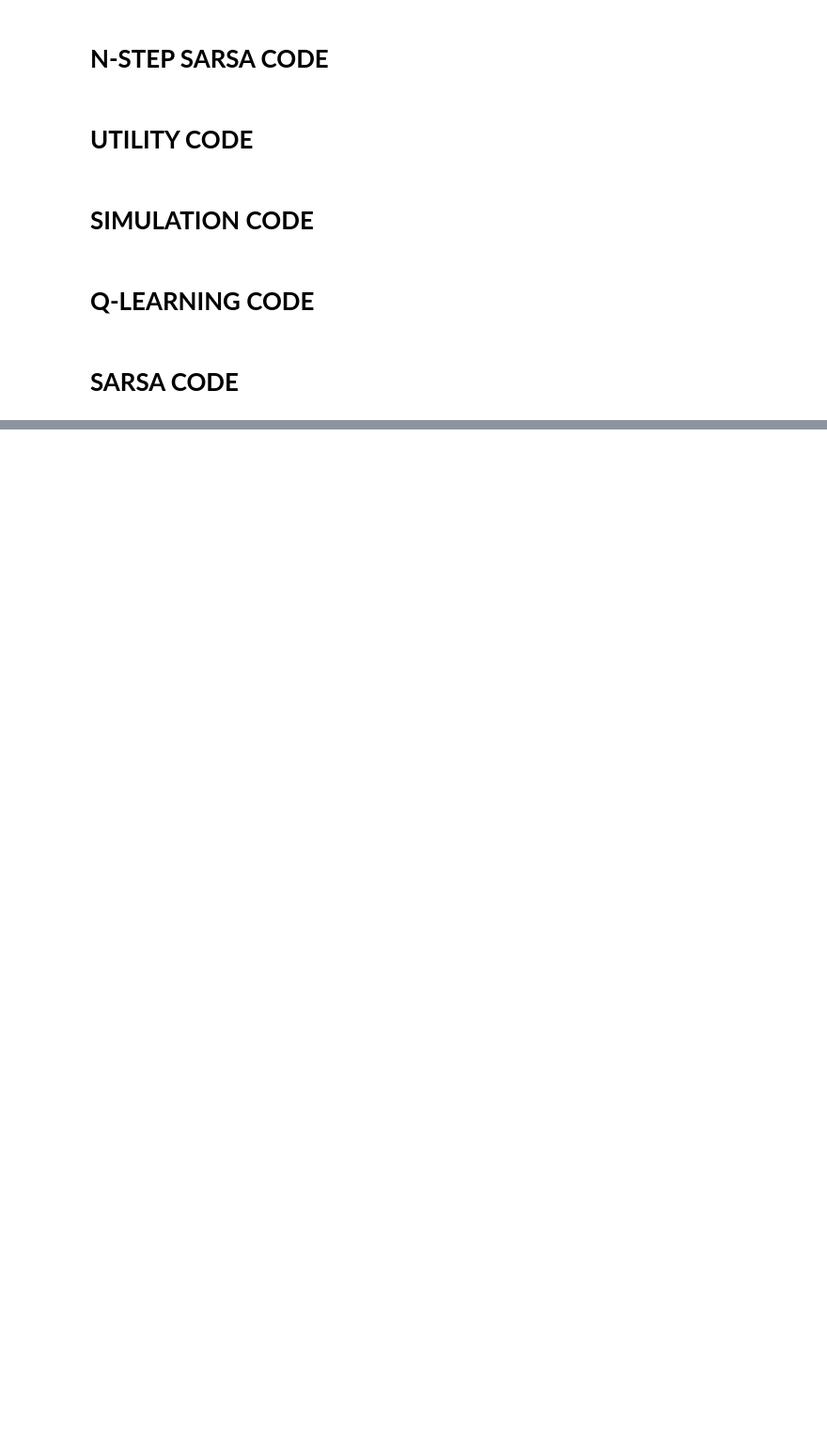
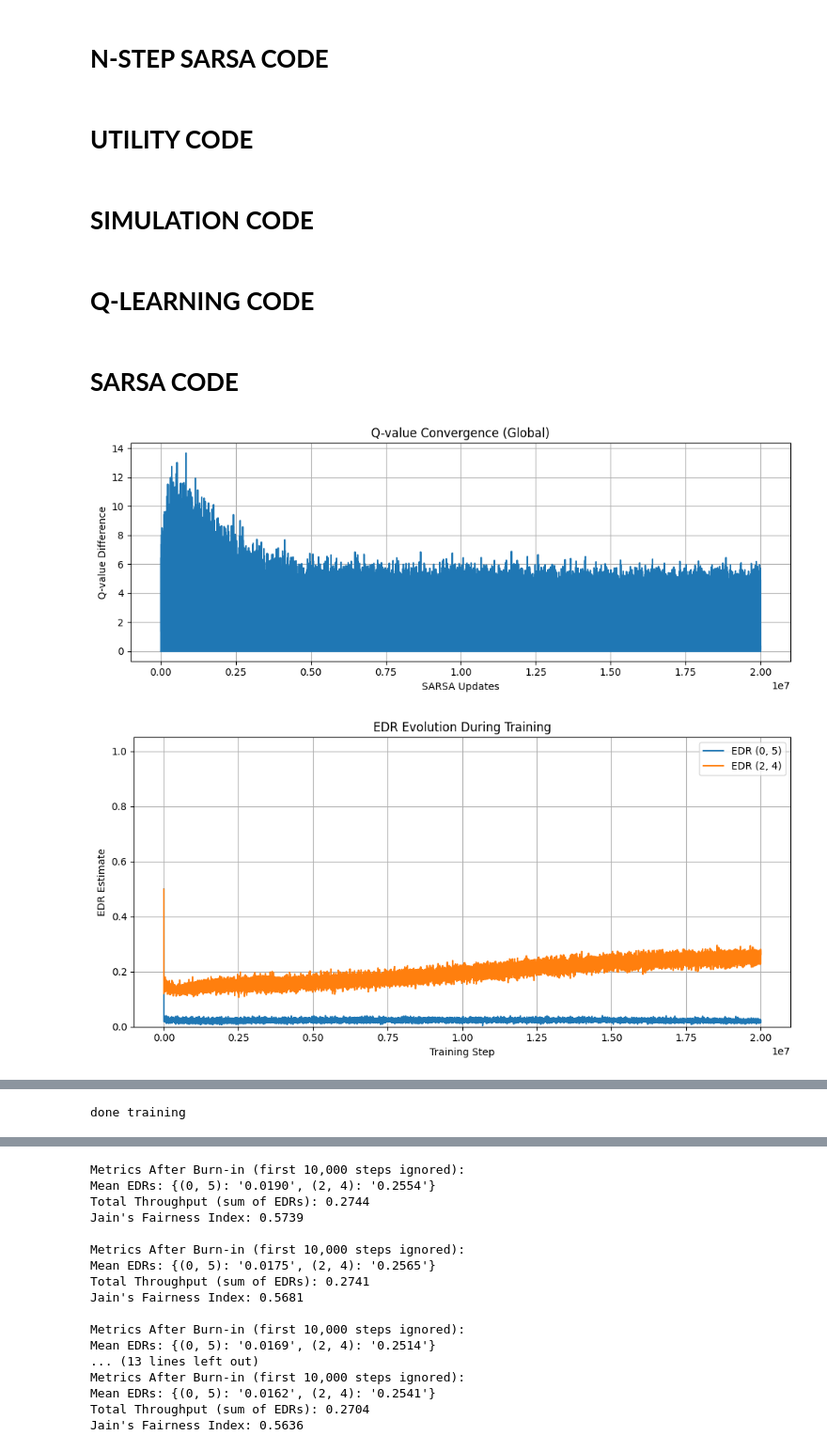
Before and after one commit to Berat03/quantumScheduling, a Jupyter notebook: new/workingCode/final_nStep.ipynb, the cells around one changed output, grey strips where cells are left out. Shown: that part at 94% size. Saved outputs shown, nothing was run; the diff lists cells and outputs as text; code cells hidden in the pictures; blank space fills up the shorter version.

```diff
--- a/new/workingCode/final_nStep.ipynb
+++ b/new/workingCode/final_nStep.ipynb
@@ -352,6 +628,8 @@ def run_n_step_sarsa_linear_multi(
     action_buffer = deque([select_action(current, temperature)])
 
     for t in range(totalSteps):
+        if t % 1_000_000:
+            print(f"Timestep {t}")
         temperature = max(0.01, temperature * temperature_decay)
 
         S_t = state_buffer[-1]
@@ -528,14 +806,15 @@ def train_sarsa_linear_policy(
 
     return Q
 # %%
-edges       = [(1,2), (2,3), (3,4), (4,5)]
-goal_edges  = [(1,4), (3,5)]
-
-pSwap       = 0.7
-pGen        = 0.7
+edges       = [(0,1), (1,3), (2,3), (3,4), (4,5)]
+goal_edges  = [(0,5), (2,4)]
+pSwap       = 0.6
+pGen        = 0.6
 maxAge      = 2
 
-totalSteps     = 40_000_000
+
+maxAge      = 2
+totalSteps     = 100_000_000
 nLookahead     = 3
 gamma          = 0.99
 alpha          = 0.01
@@ -554,35 +833,52 @@ random.seed(seed)
 np.random.seed(seed)
 
 # --- Train N-step SARSA policy (with temperature-based softmax) ---
-Q = train_sarsa_linear_policy(
+Q1 = train_sarsa_linear_policy(
     edges=edges,
     goal_edges=goal_edges,
     p_swap=pSwap,
     p_gen=pGen,
     max_age=maxAge,
     seed=seed,
     totalSteps=totalSteps,
     nLookahead=nLookahead,
     alpha=alpha,
     gamma=gamma,
     edr_window_size=windowSize,
     reward_mode=reward_mode,
     reward_epsilon=reward_epsilon,
     noop_penalty=0.0,
     log_interval=1000,
     initial_temperature=initial_temperature,
     temperature_decay=temperature_decay
 )
 print('done training')
 # --- Evaluate learned policy ---
 simulate_policy(
-    Q_table=Q,
+    Q_table=Q1,
     edges=edges,
     goal_edges=goal_edges,
     p_swap=pSwap,
     p_gen=pGen,
     max_age=maxAge,
     num_steps=50_000,
     edr_window_size=windowSize,
     plot=True
 )
+seed = 10
+random.seed(seed)
+np.random.seed(seed)
+
+multi_simulate_policy(
+    Q_table=Q1,
+    edges=edges,
+    goal_edges=goal_edges,
+    p_swap=pSwap,
+    p_gen=pGen,
+    max_age=maxAge,
+    num_steps=20_000,
+    seeds=[10, 20, 30, 40, 50]
+)
+# %% [output]
+[figure, added]
+[figure, added]
@@ -588,0 +886 @@ simulate_policy(
+done training
@@ -588,0 +888,17 @@ simulate_policy(
+Metrics After Burn-in (first 10,000 steps ignored):
+Mean EDRs: {(0, 5): '0.0190', (2, 4): '0.2554'}
+Total Throughput (sum of EDRs): 0.2744
+Jain's Fairness Index: 0.5739
+
+Metrics After Burn-in (first 10,000 steps ignored):
+Mean EDRs: {(0, 5): '0.0175', (2, 4): '0.2565'}
+Total Throughput (sum of EDRs): 0.2741
+Jain's Fairness Index: 0.5681
+
+Metrics After Burn-in (first 10,000 steps ignored):
+Mean EDRs: {(0, 5): '0.0169', (2, 4): '0.2514'}
+... (13 lines left out)
+Metrics After Burn-in (first 10,000 steps ignored):
+Mean EDRs: {(0, 5): '0.0162', (2, 4): '0.2541'}
+Total Throughput (sum of EDRs): 0.2704
+Jain's Fairness Index: 0.5636
```
Also changed, not shown: parts of 5 cells of this notebook, 1 other file.
